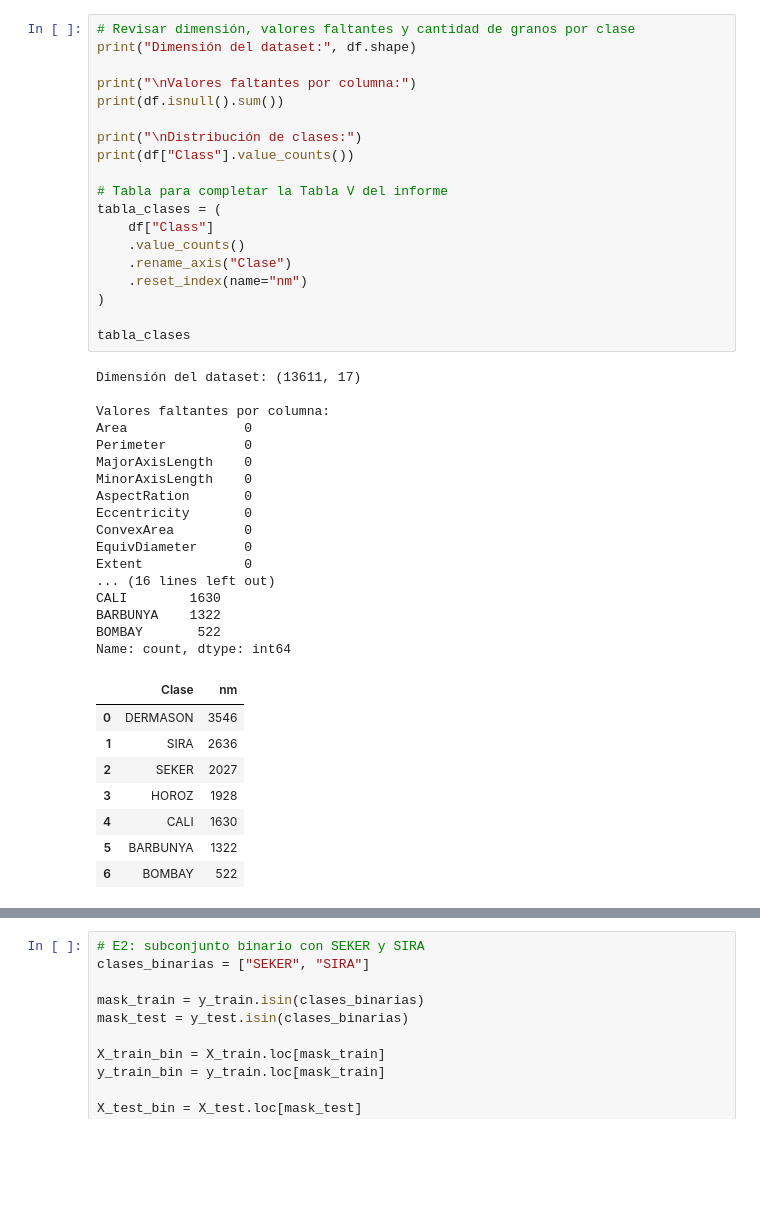
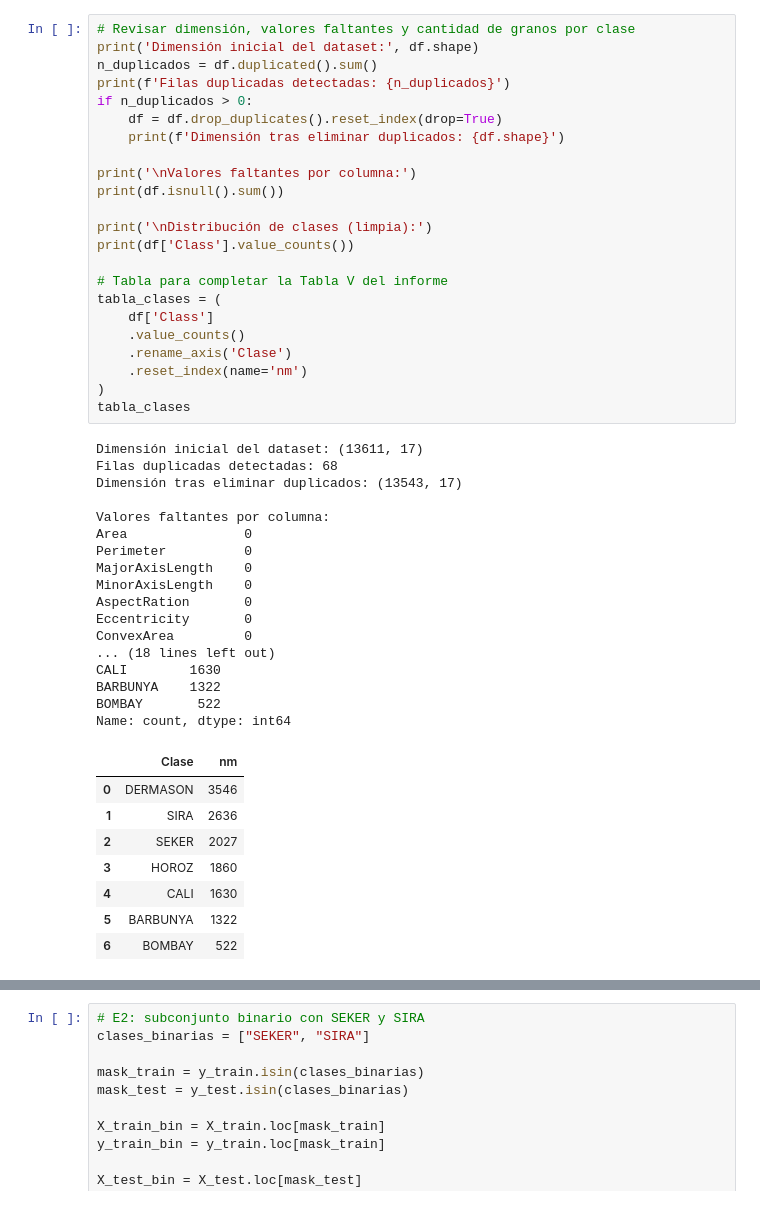
Before and after one commit to cruz-eng/ml-opti, a Jupyter notebook: OPTI.ipynb, the cells around one changed output, grey strips where cells are left out. Saved outputs shown, nothing was run; the diff lists cells and outputs as text; blank space fills up the shorter version.

```diff
--- a/OPTI.ipynb
+++ b/OPTI.ipynb
@@ -52,46 +50,50 @@ Ruta: /root/.cache/kagglehub/datasets/muratkokludataset/dry-bean-dataset/version
 | 4 | 30140 | 620.134 | 201.847882 | 190.279279 | 1.060798 | 0.333680 | 30417 | ... |
 # %%
 # Revisar dimensión, valores faltantes y cantidad de granos por clase
-print("Dimensión del dataset:", df.shape)
+print('Dimensión inicial del dataset:', df.shape)
+n_duplicados = df.duplicated().sum()
+print(f'Filas duplicadas detectadas: {n_duplicados}')
+if n_duplicados > 0:
+    df = df.drop_duplicates().reset_index(drop=True)
+    print(f'Dimensión tras eliminar duplicados: {df.shape}')
 
-print("\nValores faltantes por columna:")
+print('\nValores faltantes por columna:')
 print(df.isnull().sum())
 
-print("\nDistribución de clases:")
-print(df["Class"].value_counts())
+print('\nDistribución de clases (limpia):')
+print(df['Class'].value_counts())
 
 # Tabla para completar la Tabla V del informe
 tabla_clases = (
-    df["Class"]
+    df['Class']
     .value_counts()
-    .rename_axis("Clase")
-    .reset_index(name="nm")
+    .rename_axis('Clase')
+    .reset_index(name='nm')
 )
-
 tabla_clases
 # %% [output]
-Dimensión del dataset: (13611, 17)
+Dimensión inicial del dataset: (13611, 17)
+Filas duplicadas detectadas: 68
+Dimensión tras eliminar duplicados: (13543, 17)
 
 Valores faltantes por columna:
 Area               0
 Perimeter          0
 MajorAxisLength    0
 MinorAxisLength    0
 AspectRation       0
 Eccentricity       0
 ConvexArea         0
-EquivDiameter      0
-Extent             0
-... (16 lines left out)
+... (18 lines left out)
 CALI        1630
 BARBUNYA    1322
 BOMBAY       522
 Name: count, dtype: int64
 |  | Clase | nm |
 | 0 | DERMASON | 3546 |
 | 1 | SIRA | 2636 |
 | 2 | SEKER | 2027 |
-| 3 | HOROZ | 1928 |
+| 3 | HOROZ | 1860 |
 | 4 | CALI | 1630 |
 | 5 | BARBUNYA | 1322 |
 | 6 | BOMBAY | 522 |
```
Also changed, not shown: parts of 16 cells of this notebook.
